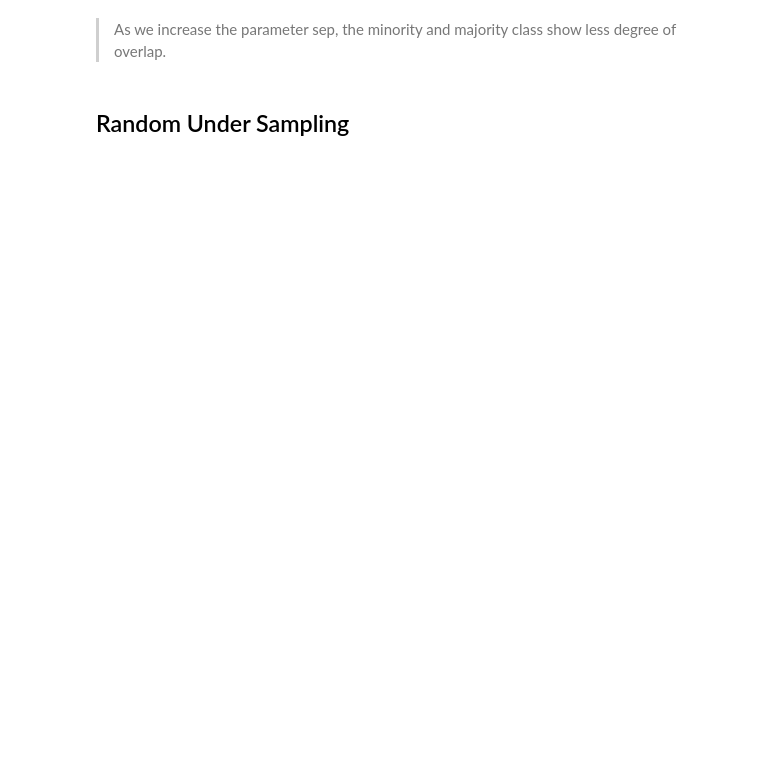
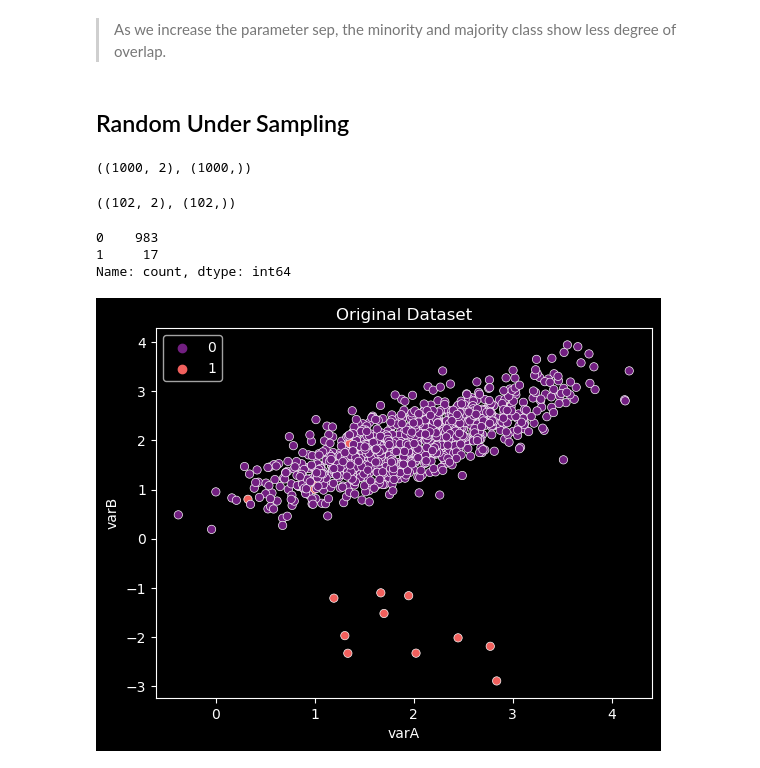
Before and after one commit to frantzalexander/machine_learning_studies, a Jupyter notebook: Machine Learning with Imbalanced Data/Under-sampling/Random Under-sampling.ipynb, the cells around one changed output. Saved outputs shown, nothing was run; the diff lists cells and outputs as text; code cells hidden in the pictures; blank space fills up the shorter version.

```diff
--- a/Machine Learning with Imbalanced Data/Under-sampling/Random Under-sampling.ipynb
+++ b/Machine Learning with Imbalanced Data/Under-sampling/Random Under-sampling.ipynb
@@ -75,3 +74,51 @@ Name: count, dtype: int64
 <blockquote>As we increase the parameter sep, the minority and majority class show less degree of overlap.</blockquote>
 # %% [markdown]
 ## Random Under Sampling
+# %%
+# Create data
+
+X, y = make_data(sep = 2)
+
+# Set up random sampling class
+
+rus = RandomUnderSampler(
+    sampling_strategy = 0.2,
+    random_state = 42,
+    replacement = True
+)
+
+X_resampled, y_resampled = rus.fit_resample(X, y)
+# %%
+# Size of the original data
+
+X.shape, y.shape
+# %% [output]
+((1000, 2), (1000,))
+# %%
+# Size of the resampled data
+
+X_resampled.shape, y_resampled.shape
+# %% [output]
+((102, 2), (102,))
+# %%
+# of minority class observations
+
+y.value_counts()
+# %% [output]
+0    983
+1     17
+Name: count, dtype: int64
+# %%
+# Plot of the original data
+
+sns.scatterplot(
+    data = X,
+    x = "varA",
+    y = "varB",
+    hue = y,
+    palette= "magma"
+)
+plt.title("Original Dataset"),
+plt.show();
+# %% [output]
+[figure, added]
```
Also changed, not shown: parts of 27 cells of this notebook.
